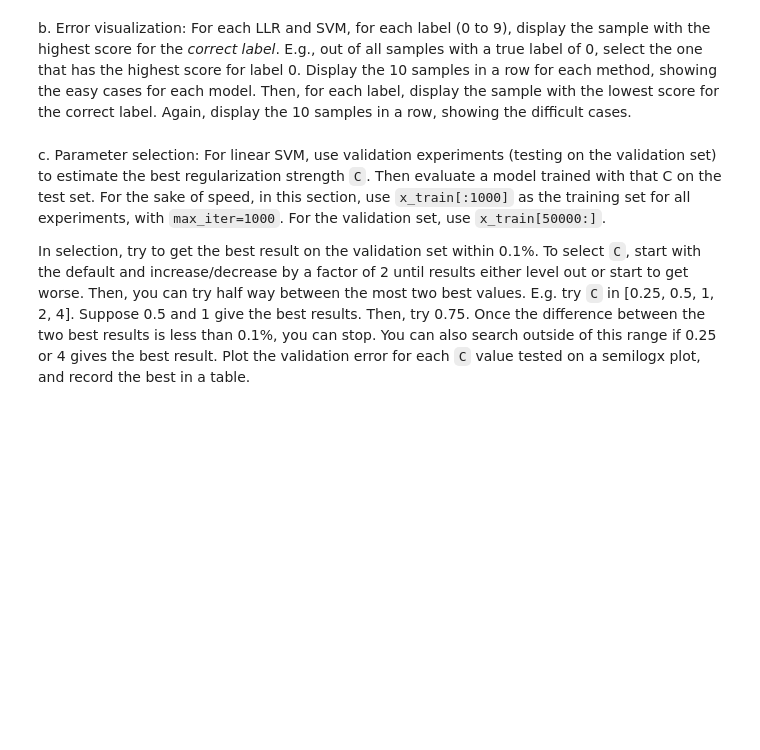
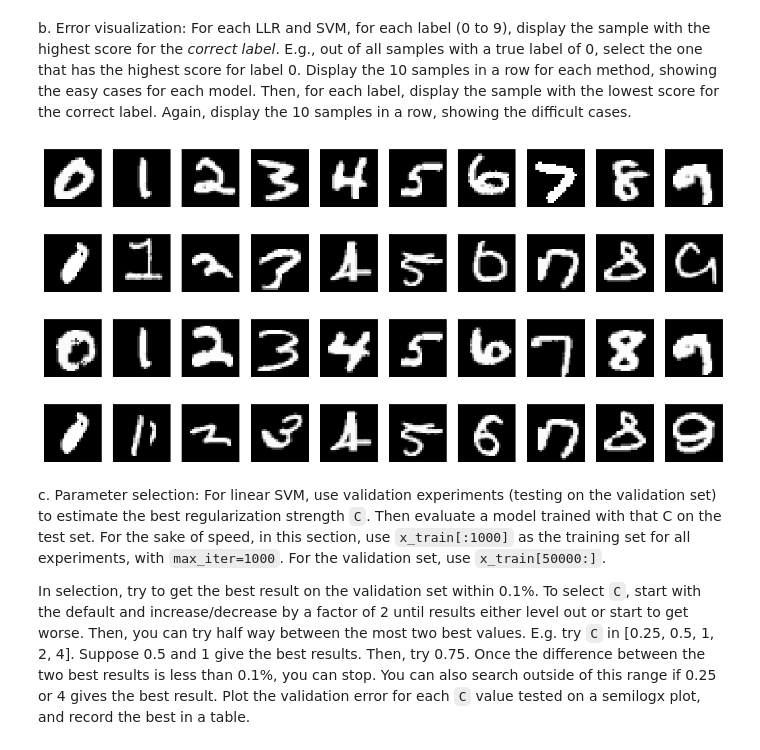
Before and after one commit to saiprakashgorti/Illinois-CS-441, a Jupyter notebook: Sai_Prakash_Gorti_CS441_FA24_HW2_Starter.ipynb, the cells around one changed output. Drawn from its saved outputs; the diff is of its cells as text; code cells hidden in the pictures; blank space fills up the shorter version.

```diff
--- a/Sai_Prakash_Gorti_CS441_FA24_HW2_Starter.ipynb
+++ b/Sai_Prakash_Gorti_CS441_FA24_HW2_Starter.ipynb
@@ -225,3 +211,47 @@ b. Error visualization: For each LLR and SVM, for each label (0 to 9), display t
+# %%
+def get_best_worst_samples(x_train, y_train, model):
+    '''
+    Returns the best and worst samples for each label
+    '''
+    best_samples = []
+    worst_samples = []
+
+    for i in range(10):
+        x = x_train[y_train == i]
+        y = y_train[y_train == i]
+
+        if isinstance(model, LogisticRegression):
+            scores = model.predict_proba(x)[:, i]
+        elif isinstance(model, svm.LinearSVC):
+            scores = model.decision_function(x)
+            if scores.ndim > 1:
+                scores = scores[:, i]
+
+        best = np.argmax(scores)
+        worst = np.argmin(scores)
+
+        best_samples.append(x[best])
+        worst_samples.append(x[worst])
+
+    return np.array(best_samples), np.array(worst_samples)
+# LLR
+lr = LogisticRegression(max_iter=500)
+lr.fit(x_train, y_train)
+best_samples, worst_samples = get_best_worst_samples(x_train, y_train, lr)
+display_mnist(best_samples, 1, 10)
+display_mnist(worst_samples, 1, 10)
+
+# SVM
+s = svm.LinearSVC(max_iter=500)
+s.fit(x_train, y_train)
+best_samples, worst_samples = get_best_worst_samples(x_train, y_train, s)
+display_mnist(best_samples, 1, 10)
+display_mnist(worst_samples, 1, 10)
+# %% [output]
+[figure, added]
+[figure, added]
+[figure, added]
+[figure, added]
 # %% [markdown]
 c. Parameter selection: For linear SVM, use validation experiments (testing on the validation set) to estimate the best regularization strength `C`. Then evaluate a model trained with that C on the test set. For the sake of speed, in this section, use  `x_train[:1000]` as the training set for all experiments, with `max_iter=1000`.  For the validation set, use `x_train[50000:]`.
 
```
Also changed, not shown: parts of 29 cells of this notebook.
